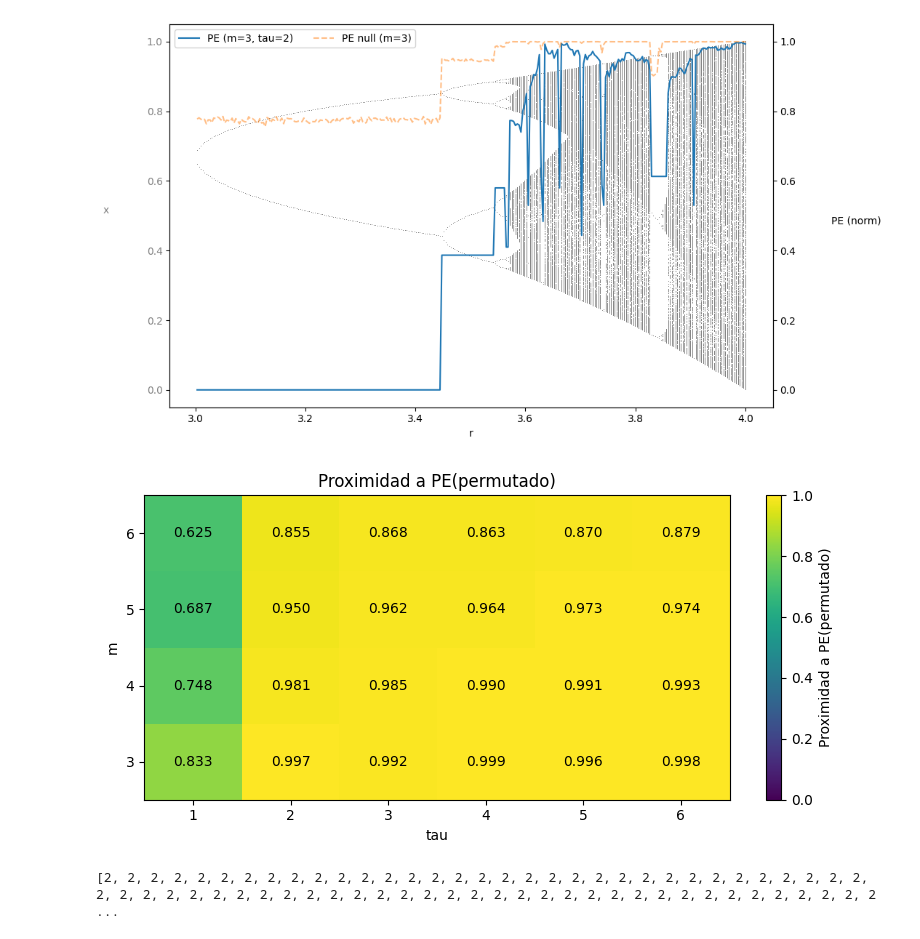
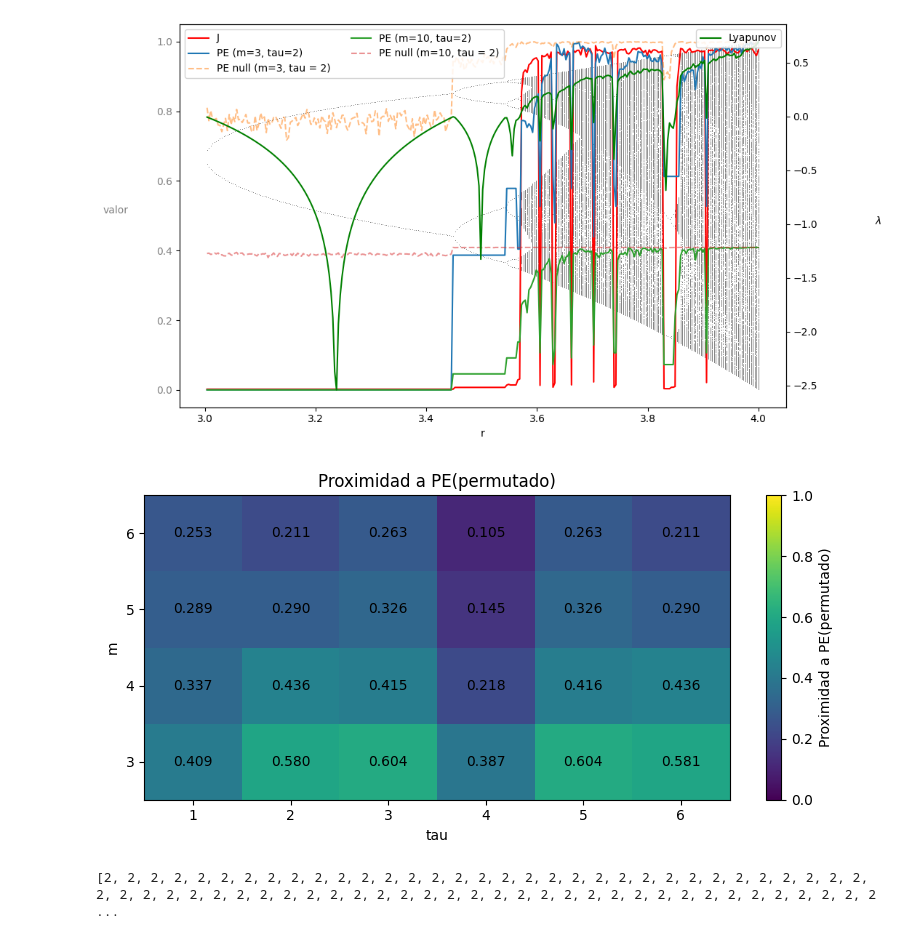
Before and after one commit to EduardoGarcia528/Tesis, a Jupyter notebook: logistic_map/_main_Logistico.ipynb, the cells around one changed output. Cells and saved outputs as stored; diff of their text form; code cells hidden in the pictures.

```diff
--- a/logistic_map/_main_Logistico.ipynb
+++ b/logistic_map/_main_Logistico.ipynb
@@ -519,21 +519,25 @@ def plot_logistic_pe_vs_r_memory_safe(
 
     # Diagrama de bifurcación sin listas gigantes: se dibuja por chunks
     ax1.plot(r_values, orbit_values, ',', alpha=1.0, rasterized=True, color='gray')
-
+    J = np.load(r"data/J_OG_muchosdatos.npy")
+    lyap = np.load(r"data/lyapunov_continuo.npy")
+    ax1.plot(rs[1:], J, alpha=1.0, rasterized=True, color='red', label='J')
     ax1.set_xlabel('r')
-    ax1.set_ylabel('x', rotation=0, labelpad=40, color='gray')
+    ax1.set_ylabel('valor', rotation=0, labelpad=40, color='gray')
     ax1.tick_params(axis='y', labelcolor='gray')
 
     # Segundo eje: PE
     ax2 = ax1.twinx()
     for i,m in enumerate(m_values):
-        ax2.plot(rs, pe_curves[m], label=f'PE (m={m}, tau={tau})')
+        ax1.plot(rs, pe_curves[m], label=f'PE (m={m}, tau={tau})')
         if permutar[i]:
-            ax2.plot(rs, pe_curves_null[m], '--', label=f'PE null (m={m})', alpha=0.5)
-    ylab = 'PE (norm)'
+            ax1.plot(rs, pe_curves_null[m], '--', label=f'PE null (m={m}, tau = {tau})', alpha=0.5)
+    ylab = r'$\lambda$'
     ax2.set_ylabel(ylab, rotation=0, labelpad=60)
+    ax2.plot(rs[1:], lyap, alpha=1.0, rasterized=True, color='green', label='Lyapunov')
     ax2.tick_params(axis='y')
-    ax2.legend(loc='upper left', ncol=2, framealpha=0.85)
+    ax2.legend(loc='upper right', ncol=2, framealpha=0.85)
+    ax1.legend(loc='upper left', ncol=2, framealpha=0.85)
 
     plt.tight_layout()
     plt.show()
@@ -542,15 +546,15 @@ def plot_logistic_pe_vs_r_memory_safe(
 
 # Ejemplo típico (ajusta si necesitas):
 rs, pe_curves = plot_logistic_pe_vs_r_memory_safe(
-    m_values=[3],
-    permutar=[True],        # PE / log(m!) para [0,1]
+    m_values=[3,10],
+    permutar=[True, True],        # PE / log(m!) para [0,1]
     num_r=300,              # ↓ Si falta memoria, baja este valor
     n_discard = 4000,
-    n_keep_pe = 5000,         # ↓ Longitud de órbita SOLO para PE (evita n grandes)
+    n_keep_pe = 500,         # ↓ Longitud de órbita SOLO para PE (evita n grandes)
     tau = 2,
 )
 # %% [output]
-[figure, old version]
+[figure, new version]
 # %%
 import numpy as np
 import matplotlib.pyplot as plt
@@ -652,36 +656,36 @@ def heatmap_pe_vs_surrogate(
                     if np.isfinite(v):
                         ax.text(j, i, annot_fmt.format(v), ha="center", va="center")
 
     plt.tight_layout()
     if savepath is not None:
         plt.savefig(savepath, dpi=150, bbox_inches="tight")
 
     return {
         "PE": pe_mat,
         "PE_perm": pe_perm_mat,
         "proximity": prox_mat,
         "absdiff": diff_mat,
     }
 
 
 Periodo_3 =  3.82943143812709
 Periodo_2 = 3.2
 Periodo_4 =  3.5
 Periodo_5 =  3.7391304347826084
 Periodo_8 =  3.548494983277592
 Periodo_16 =  3.568561872909699
 Punto_critico  = 3.5699431086217244
 Caos =  4.0
 Menor_caos =  3.86
 
-patron = np.arange(3)
+patron = np.arange(8)
 xs = np.tile(patron, 500//3)
-xs = logistic_orbit(Caos,0.6,n_discard=2000,n_keep=500)
+# xs = logistic_orbit(Caos,0.6,n_discard=2000,n_keep=500)
 
 _ = heatmap_pe_vs_surrogate(xs, [3,4,5,6], [1,2,3,4,5,6], permutation_entropy,
                             n_surrogates=10, panels=("proximity",), annotate=True)
 # %% [output]
-[figure, old version]
+[figure, new version]
 # %%
 af = np.load(r'data/regimen_caotico.npy')
 periodos = create_periodos_logistic()
```
Also changed, not shown: 3 other files.
